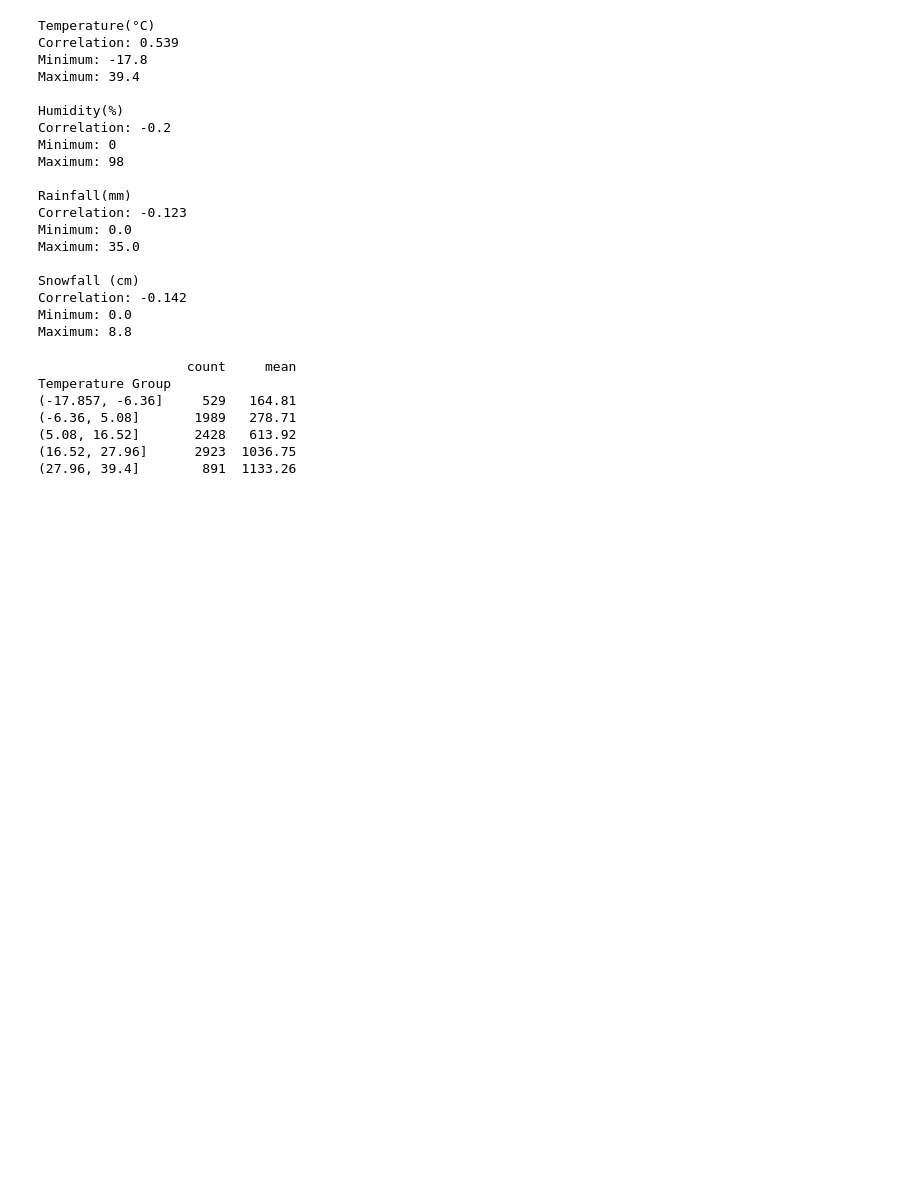
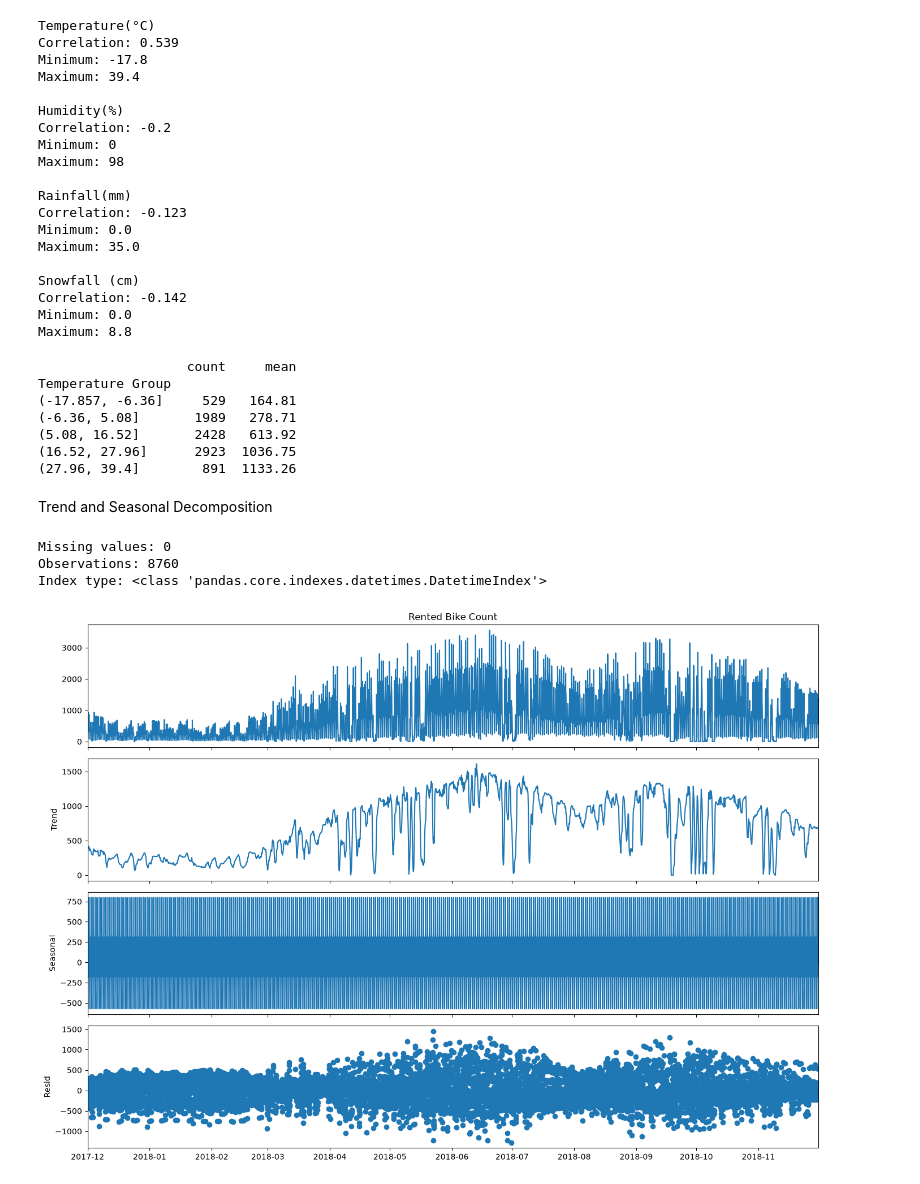
Before and after one commit to hseiinshamas/Bike-Sharing-Forecasting, a Jupyter notebook: notebooks/01_data_exploration.ipynb, the cells around one changed output. Cells and saved outputs as stored; diff of their text form; code cells hidden in the pictures; blank space fills up the shorter version.

```diff
--- a/notebooks/01_data_exploration.ipynb
+++ b/notebooks/01_data_exploration.ipynb
@@ -846,3 +832,38 @@ Temperature Group
 temperature_demand.to_csv(
     "../results/tables/temperature_demand.csv"
 )
+# %% [markdown]
+Trend and Seasonal Decomposition
+# %%
+bike_series = ts_df["Rented Bike Count"].asfreq("h")
+
+print("Missing values:", bike_series.isna().sum())
+print("Observations:", len(bike_series))
+print("Index type:", type(bike_series.index))
+# %% [output]
+Missing values: 0
+Observations: 8760
+Index type: <class 'pandas.core.indexes.datetimes.DatetimeIndex'>
+# %%
+from statsmodels.tsa.seasonal import seasonal_decompose
+import matplotlib.pyplot as plt
+
+decomposition = seasonal_decompose(
+    bike_series,
+    model="additive",
+    period=24
+)
+
+fig = decomposition.plot()
+fig.set_size_inches(14, 10)
+fig.tight_layout()
+
+fig.savefig(
+    "../results/figures/daily_seasonal_decomposition.png",
+    dpi=300,
+    bbox_inches="tight"
+)
+
+plt.show()
+# %% [output]
+[figure, added]
```
Also changed, not shown: parts of 9 cells of this notebook, 20 other files.
